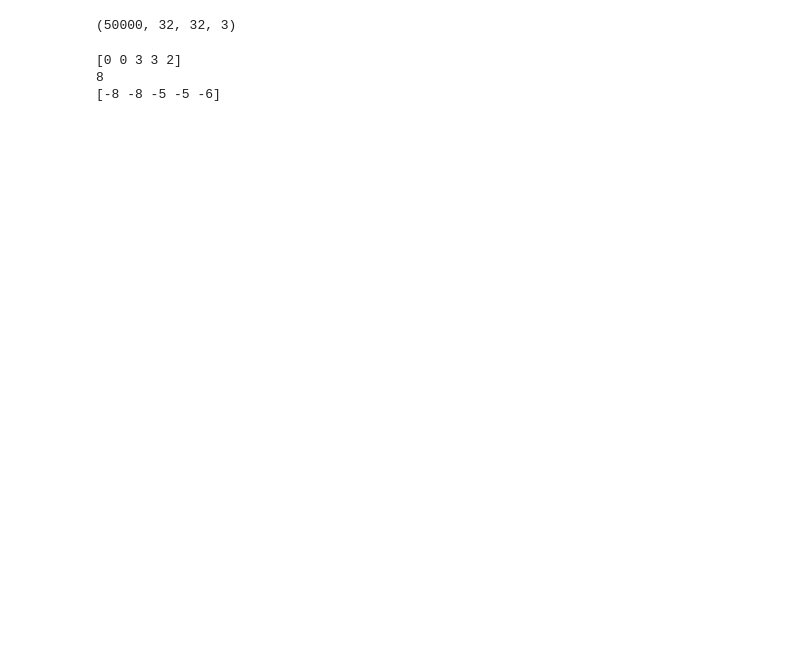
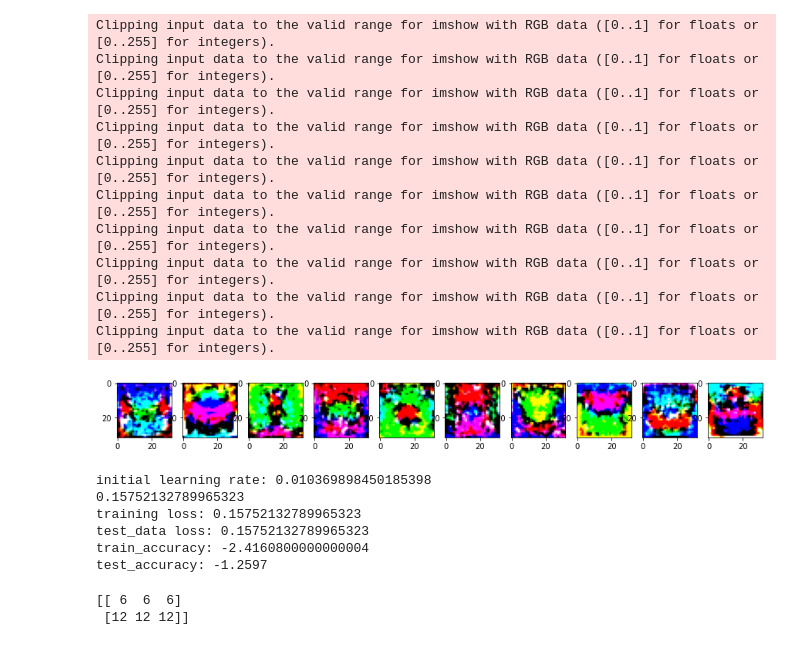
Before and after one commit to santhushakodi/imageprocessing_A4, a Jupyter notebook: A-1.ipynb, the cells around one changed output. Saved outputs shown, nothing was run; the diff lists cells and outputs as text; code cells hidden in the pictures; blank space fills up the shorter version.

```diff
--- a/A-1.ipynb
+++ b/A-1.ipynb
@@ -59,9 +59,9 @@ for t in range(iterations):
 
     dy_pred=1./batch_size*2.0*(y_pred-y)
     dw1=x.T.dot(dy_pred)+reg*w1
-    db1=dy_pred
+    db1=dy_pred.sum(axis=0)
     w1-=lr*dw1
-    b1=-lr*db1
+    b1-=lr*db1
     lr*=lr_decay
 
 print("final loss",loss)
@@ -76,15 +92,49 @@ NameError: name 'keras' is not defined
-# %%
-print(x_train.shape)
-# %% [output]
-(50000, 32, 32, 3)
-# %%
-m=np.random.choice(5,5)
-c=m
-print(c)
-m=m.sum(axis=0)
-print(m)
-print(c-m)
-# %% [output]
-[0 0 3 3 2]
-8
-[-8 -8 -5 -5 -6]
+# %%
+fig,ax=plt.subplots(1,10,figsize=(15,20))
+
+for i in range(10):
+    clss=w1[:,i].reshape(32,32,3)
+    ax[i].imshow(clss*1000)
+plt.show()
+# %% [output]
+Clipping input data to the valid range for imshow with RGB data ([0..1] for floats or [0..255] for integers).
+Clipping input data to the valid range for imshow with RGB data ([0..1] for floats or [0..255] for integers).
+Clipping input data to the valid range for imshow with RGB data ([0..1] for floats or [0..255] for integers).
+Clipping input data to the valid range for imshow with RGB data ([0..1] for floats or [0..255] for integers).
+Clipping input data to the valid range for imshow with RGB data ([0..1] for floats or [0..255] for integers).
+Clipping input data to the valid range for imshow with RGB data ([0..1] for floats or [0..255] for integers).
+Clipping input data to the valid range for imshow with RGB data ([0..1] for floats or [0..255] for integers).
+Clipping input data to the valid range for imshow with RGB data ([0..1] for floats or [0..255] for integers).
+Clipping input data to the valid range for imshow with RGB data ([0..1] for floats or [0..255] for integers).
+Clipping input data to the valid range for imshow with RGB data ([0..1] for floats or [0..255] for integers).
+[figure, added]
+# %%
+print("initial learning rate:",lr)
+
+
+#loss for test data
+print("training loss:",loss)
+
+batch_Size=Nte
+indices = np.arange(Nte)
+xt=x_test[indices]
+yt=y_test[indices]
+yt_pred=xt.dot(w1)+b1
+loss_t=1./batch_size*np.square(yt_pred-yt).sum()+reg*(np.sum(w1*w1))
+print("test_data loss:",loss_t)
+
+#accuracies
+
+
+train_acc=1.0-1./Ntr*(np.abs(np.argmax(y_train,axis=1) -np.argmax(y_pred,axis=1))).sum()
+print("train_accuracy:",train_acc)
+
+test_acc=1.0-1./Nte*(np.abs(np.argmax(y_test,axis=1) -np.argmax(yt_pred,axis=1))).sum()
+print("test_accuracy:",test_acc)
+# %% [output]
+initial learning rate: 0.010369898450185398
+0.15752132789965323
+training loss: 0.15752132789965323
+test_data loss: 0.15752132789965323
+train_accuracy: -2.4160800000000004
+test_accuracy: -1.2597
@@ -90,0 +186,8 @@ print(c-m)
+# %%
+c=np.array([[1,1,1],[2,2,2]])
+d=np.array([[1,1,1],[2,2,2],[3,3,3]])
+e=c.dot(d)
+print(e)
+# %% [output]
+[[ 6  6  6]
+ [12 12 12]]
```
Also changed, not shown: parts of 2 cells of this notebook.
